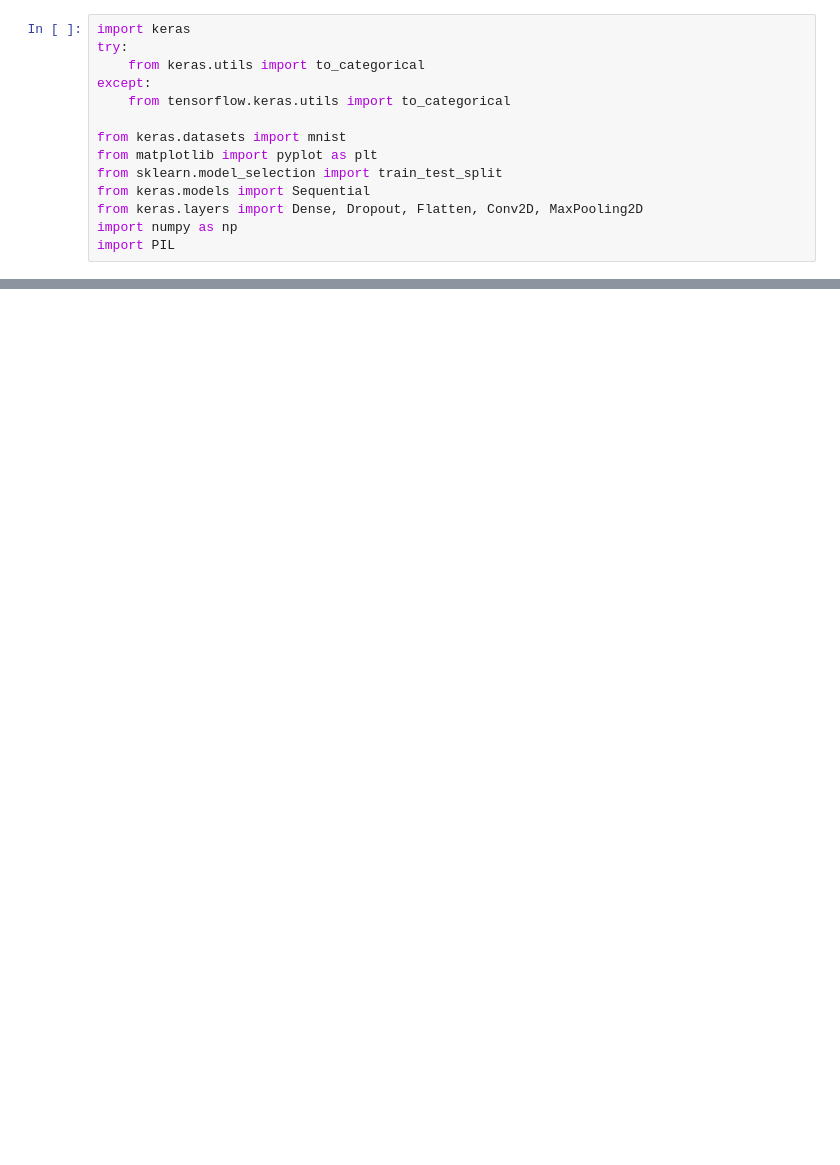
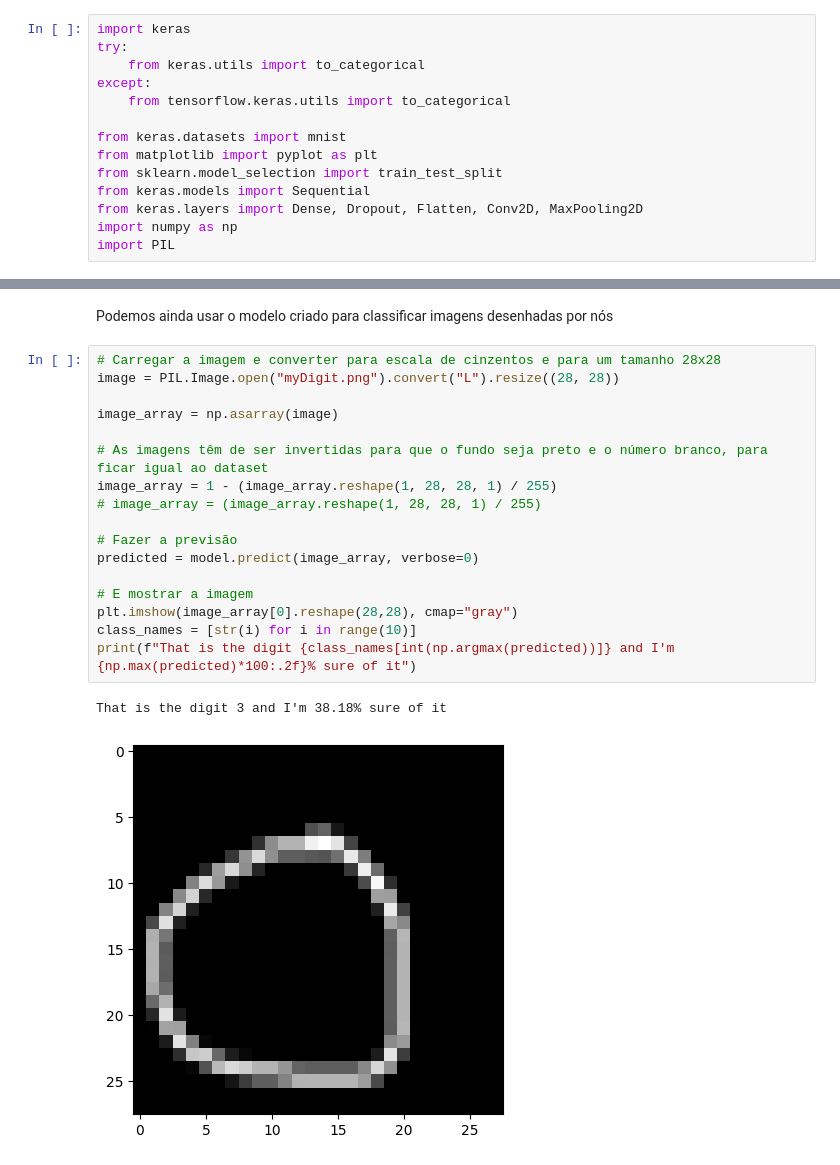
Before and after one commit to NEECIST/Machine-Learning-Workshop, a Jupyter notebook: digits.ipynb, the cells around one changed output, grey strips where cells are left out. Cells and saved outputs as stored; diff of their text form; blank space fills up the shorter version.

```diff
--- a/digits.ipynb
+++ b/digits.ipynb
@@ -193,0 +259,22 @@ print(class_names[int(np.argmax(predicted))])
+# %% [markdown]
+Podemos ainda usar o modelo criado para classificar imagens desenhadas por nós
+# %%
+# Carregar a imagem e converter para escala de cinzentos e para um tamanho 28x28
+image = PIL.Image.open("myDigit.png").convert("L").resize((28, 28))
+
+image_array = np.asarray(image)
+
+# As imagens têm de ser invertidas para que o fundo seja preto e o número branco, para ficar igual ao dataset
+image_array = 1 - (image_array.reshape(1, 28, 28, 1) / 255)
+# image_array = (image_array.reshape(1, 28, 28, 1) / 255)
+
+# Fazer a previsão
+predicted = model.predict(image_array, verbose=0)
+
+# E mostrar a imagem
+plt.imshow(image_array[0].reshape(28,28), cmap="gray")
+class_names = [str(i) for i in range(10)]
+print(f"That is the digit {class_names[int(np.argmax(predicted))]} and I'm {np.max(predicted)*100:.2f}% sure of it")
+# %% [output]
+That is the digit 3 and I'm 38.18% sure of it
+[figure, added]
```
Also changed, not shown: parts of 40 cells of this notebook, 4 other files.
